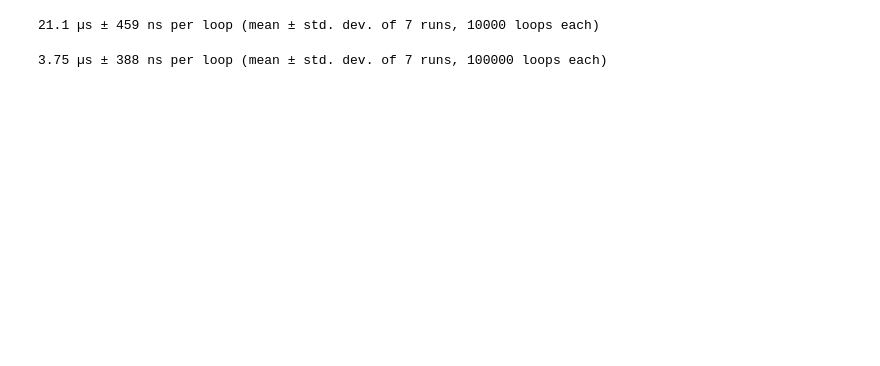
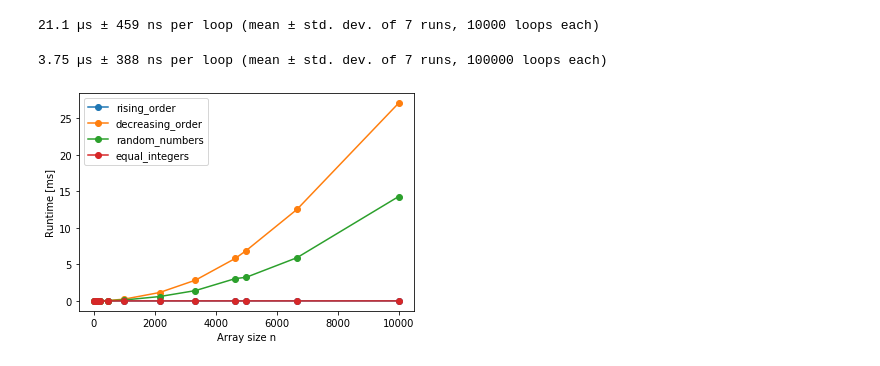
Before and after one commit to KajsaSivertsen/INF221_term_paper, a Jupyter notebook: Methods in Term Paper.ipynb, the cells around one changed output. Drawn from its saved outputs; the diff is of its cells as text; code cells hidden in the pictures; blank space fills up the shorter version.

```diff
--- a/Methods in Term Paper.ipynb
+++ b/Methods in Term Paper.ipynb
@@ -187,7 +187,7 @@ def benchmarking(sort_function, test_data):
     clock = timeit.Timer(stmt = 'sort_func(copy(data))', globals={'sort_func': sort_function, 'data':test_data, 'copy':copy.copy})
 
     n_ar, t_ar = clock.autorange()
-    t = clock.repeat(repeat=7, number=n_ar)
+    t = [tm / n_ar for tm in clock.repeat(repeat=7, number=n_ar)]
     time = min(t)
     print(time)
     return time
@@ -195,19 +195,19 @@ def benchmarking(sort_function, test_data):
 def simulate(sort_function, n, array_type, path):
     """
     sort_function: sorting function used for sorting
-    array_type: 'rising_order', 'decaying_order', 'equal_integers', random_numbers'.
+    array_type: 'rising_order', 'decreasing_order', 'equal_integers', random_numbers'.
     n: highest power of ten, deciding the size od the biggest array to be sorted
     path: the path where dataframes created should be stored
     """
-    rising_arrays, decaying_arrays, equal_ints, random_arrays, array_lengths = create_data(n)
+    rising_arrays, decreasing_arrays, equal_ints, random_arrays, array_lengths = create_data(n)
     data = []
     i = 0
     if array_type == 'rising_order':
         for array in rising_arrays:
             data.append(benchmarking(sort_function, array))
             i = i+1
-    elif array_type == 'decaying_order':
-        for array in decaying_arrays:
+    elif array_type == 'decreasing_order':
+        for array in decreasing_arrays:
             data.append(benchmarking(sort_function, array))
             i = i+1
     elif array_type == 'equal_integers':
@@ -219,7 +219,7 @@ def simulate(sort_function, n, array_type, path):
                 data.append(benchmarking(sort_function, array))
                 i = i+1
     else:
-        raise ValueError('set array type as rising_order, decaying_order, equal_integers or random_numbers')
+        raise ValueError('set array type as rising_order, decreasing_order, equal_integers or random_numbers')
 
     times = pd.DataFrame(columns = array_lengths, index = ['time used'])
     print(array_lengths)
@@ -258,22 +257,41 @@ def plotting(file_path, n, array_type, sorting_function1 = None, sorting_functio
     plt.show()
 # %%
 def plotting_diff_arrays(file_path, n, sorting_function = None):
-    array_types = ['rising_order', 'decaying_order', 'random_numbers', 'equal_integers']
+    array_types = ['rising_order', 'decreasing_order', 'random_numbers', 'equal_integers']
     files = []
     for array_type in array_types:
         if sorting_function != None:
             files.append(pd.read_pickle('{0}{1}{2}{3}'.format(file_path, sorting_function.__name__, n, array_type)))
     plt.figure()
-    plt.title(sorting_function)
-    plt.xlabel('the size of array')
-    plt.ylabel('time used for sorting in ms')
+    plt.xlabel('Array size n')
+    plt.ylabel('Runtime [ms]')
     i = 0
     for file in files:
         #x = [math.log10(m) for m in file.columns]
         x = file.columns
         y = file.iloc[0,:]
-        line = plt.plot(x,y, label= '{0}'.format(array_types[i]))
+        line = plt.plot(x,y, linestyle='-', marker='o', label= '{0}'.format(array_types[i]))
         i += 1
+
+   # if sorting_function == insertion_sort:
+      #  y = [i for i in x]
+       # print(y)
+        #plt.plot(x,y, label = 'best case', linestyle = '--')
+        #y = [i**2 for i in x]
+        #plt.plot(x,y, label = 'worst/average case', linestyle = ':')
+    #elif sorting_function == mergesort:
+        #y = [i*math.log(i) for i in x]
+        #plt.plot(x, y, label = 'expected runtime', linestyle = '--')
+    #elif sorting_function == quicksort:
+        #y = [i*math.log(i) for i in x]
+        #plt.plot(x, y, label = 'expected runtime', linestyle = '--')
+        #y = [math.log(i**2) for i in x]
+        #plt.plot(x,y, label = 'worst case', linestyle = ':')
+    #elif sorting_function == heapSort:
+       #y = [i*math.log(i) for i in x]
+        #plt.plot(x, y, label = 'expected runtime', linestyle = '--')
+    #else:
+        #pass
     plt.legend()
     plt.savefig('{0}{1}.pdf'.format(file_path, sorting_function.__name__))
     plt.show()
@@ -383,5 +402,7 @@ time used          NaN          NaN          NaN          NaN          NaN
 # %%
 %timeit insertion_sort(A)
 # %%
-plotting_diff_arrays('C:/Users/kajsi/Documents/NMBU/Inf221/Semesteroppgave/', 8, mergesort)
+plotting_diff_arrays('C:/Users/kajsi/Documents/NMBU/Inf221/Semesteroppgave/', 4, insertion_sort)
+# %% [output]
+[figure, added]
 # %%
```
Also changed, not shown: parts of 9 cells of this notebook.
